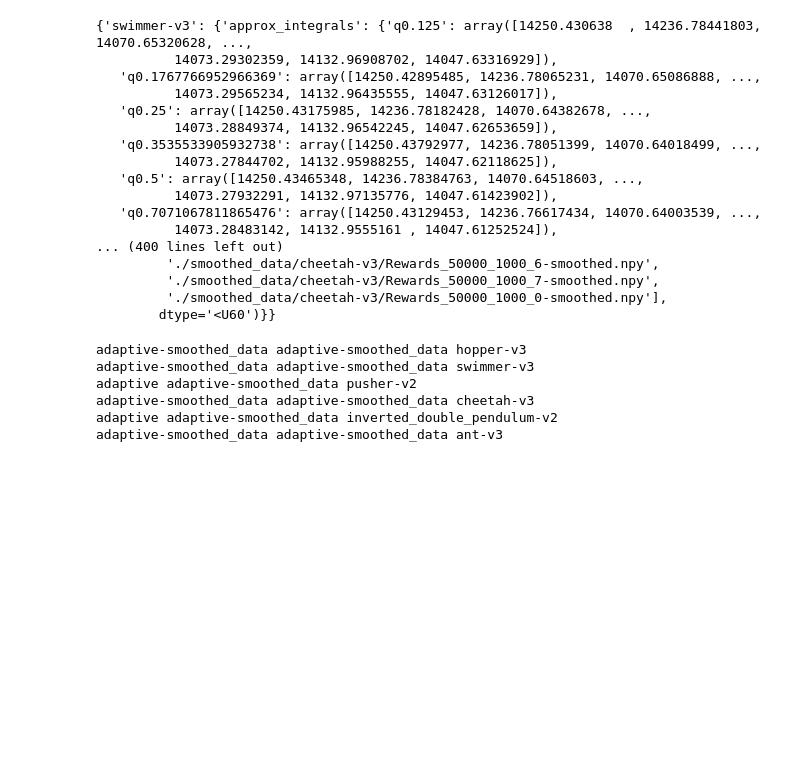
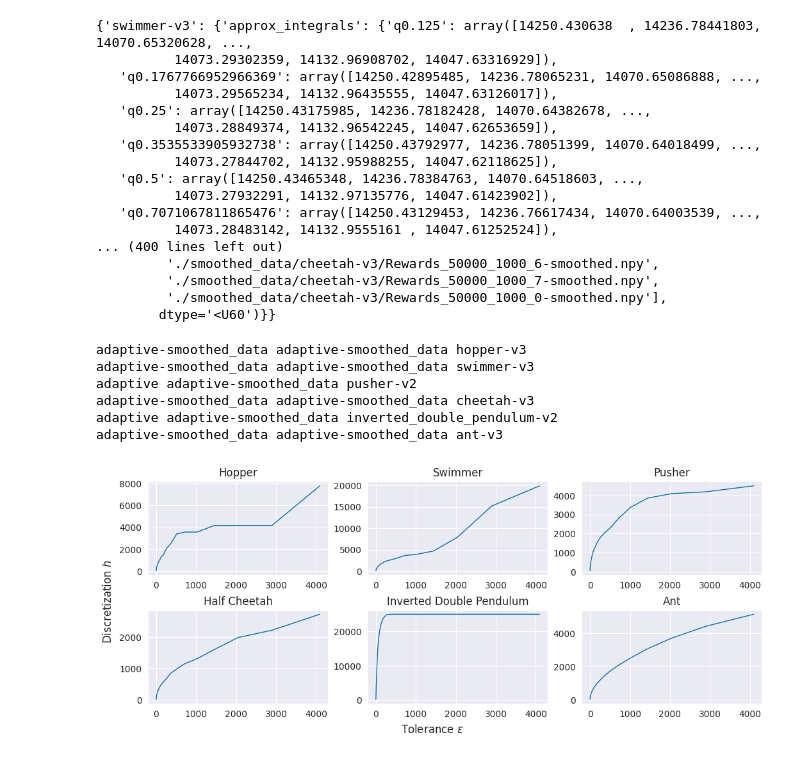
Before and after one commit to aa14k/adaptive_time, a Jupyter notebook: code/adaptive_time/notebooks/plot_mujoco-agg.ipynb, the cells around one changed output. Saved outputs shown, nothing was run; the diff lists cells and outputs as text; code cells hidden in the pictures; blank space fills up the shorter version.

```diff
--- a/code/adaptive_time/notebooks/plot_mujoco-agg.ipynb
+++ b/code/adaptive_time/notebooks/plot_mujoco-agg.ipynb
@@ -390,6 +390,15 @@ agg_results_per_prefix["adaptive-smoothed_data"]
          './smoothed_data/cheetah-v3/Rewards_50000_1000_7-smoothed.npy',
          './smoothed_data/cheetah-v3/Rewards_50000_1000_0-smoothed.npy'],
         dtype='<U60')}}
+# %%
+map_env = {
+    "inverted_double_pendulum-v2": "Inverted Double Pendulum",
+    "swimmer-v3": "Swimmer",
+    "hopper-v3": "Hopper",
+    "ant-v3": "Ant",
+    "cheetah-v3": "Half Cheetah",
+    "pusher-v2": "Pusher",
+}
 # %%
 adaptive_prefix = "adaptive-smoothed_data"
 
@@ -422,3 +427,23 @@ map_env = {
+# %%
+doc_width_pt = 750.0
+ncols = 3
+nrows = len(env_names) // ncols
+fig, axes = plt.subplots(nrows=nrows, ncols=ncols, figsize=set_size(doc_width_pt, 1.0, (nrows, ncols)), layout="constrained")
+
+for env_i, env_name in enumerate(env_names):
+    ax = axes[env_i // ncols, env_i % ncols]
+    res = np.array([(float(sampler[1:]), float(discretization)) for (sampler, discretization) in tau_to_h[env_name]])
+    sort_idxes = np.argsort(res.T[0])
+    ax.plot(res.T[0][sort_idxes], res.T[1][sort_idxes], linewidth=1)
+    ax.set_title(map_env[env_name])
+
+fig.supylabel("Discretization $h$")
+fig.supxlabel("Tolerance $\\varepsilon$")
+
+# plt.show()
+plt.savefig("tol_vs_disc.pdf", dpi=600, format="pdf", bbox_inches="tight")
+# %% [output]
+[figure, added]
 # %%
 doc_width_pt = 750.0
 ncols = 3
```
Also changed, not shown: parts of 7 cells of this notebook.
